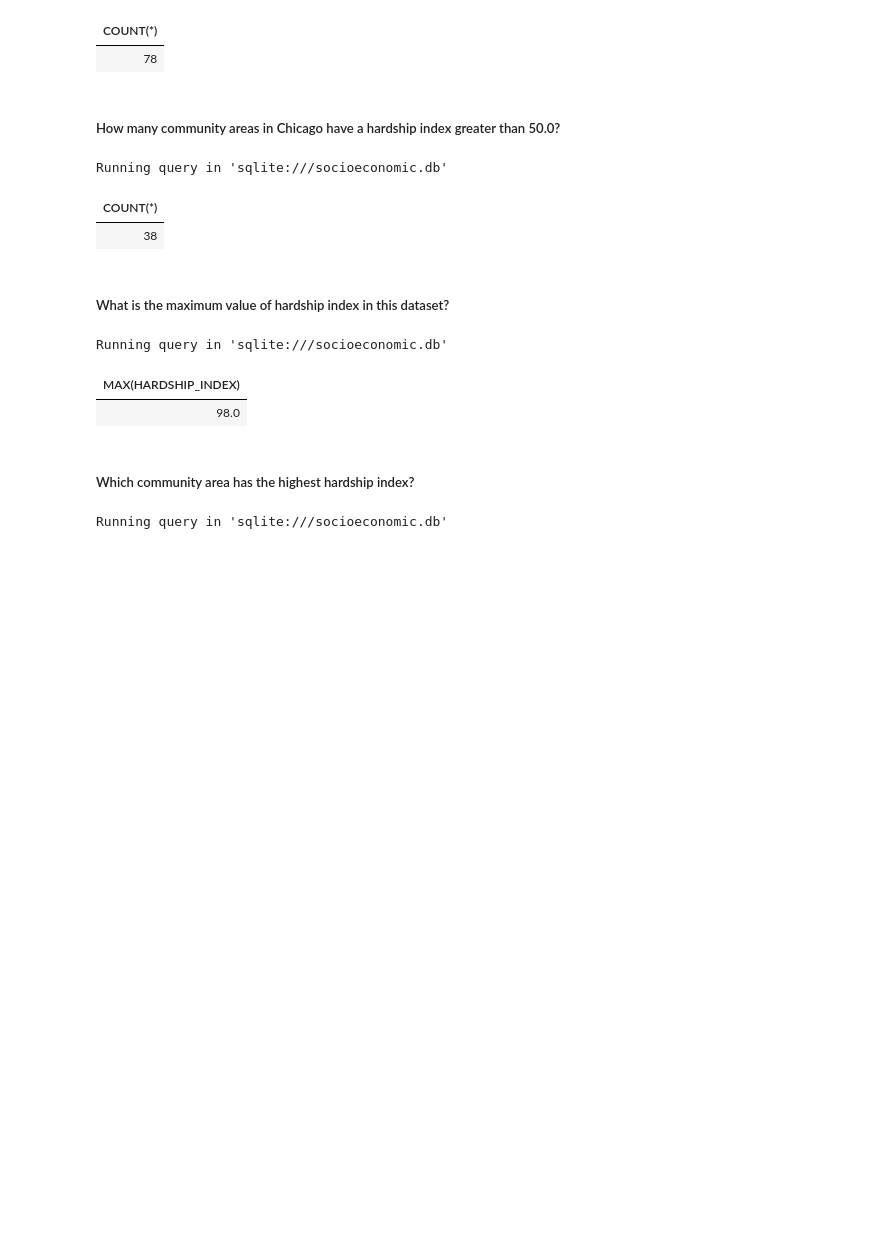
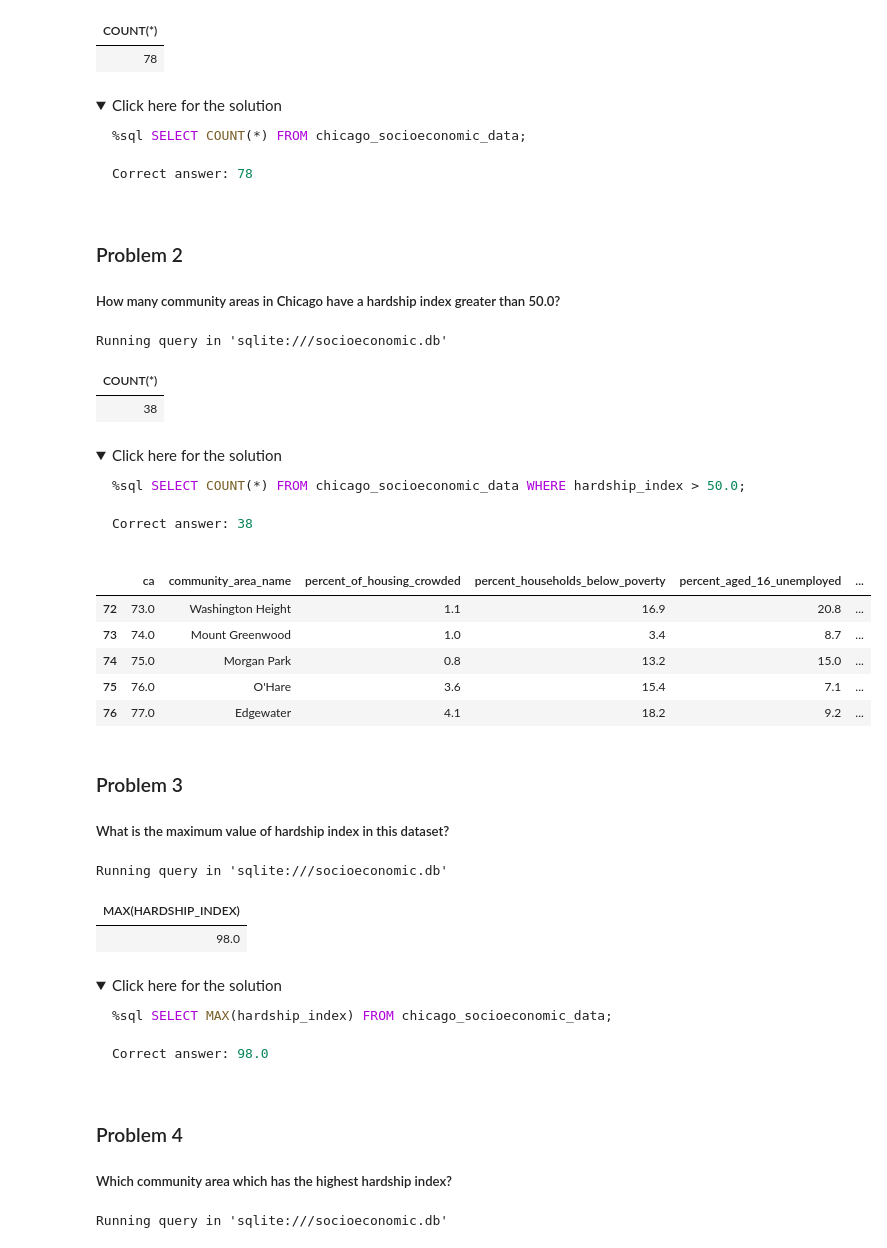
Before and after one commit to c9onz/Chicago-Socioeconomic-Indicators-2008-2012-, a Jupyter notebook: DB0201EN-Analyzing_SQLite_v2.ipynb, the cells around one changed output. Saved outputs shown, nothing was run; the diff lists cells and outputs as text; code cells hidden in the pictures; folded sections open; blank space fills up the shorter version.

````diff
--- a/DB0201EN-Analyzing_SQLite_v2.ipynb
+++ b/DB0201EN-Analyzing_SQLite_v2.ipynb
@@ -89,7 +113,18 @@ df1.shape
 Running query in 'sqlite:///socioeconomic.db'
 | COUNT(*) |
 | 78 |
+# %% [markdown]
+<details><summary>Click here for the solution</summary>
+
+```python
+%sql SELECT COUNT(*) FROM chicago_socioeconomic_data;
+
+Correct answer: 78
+```
+
+</details>
 # %% [markdown]
+### Problem 2
 
 ##### How many community areas in Chicago have a hardship index greater than 50.0?
 # %%
@@ -100,3 +135,13 @@ df1.columns
 Running query in 'sqlite:///socioeconomic.db'
 | COUNT(*) |
 | 38 |
+# %% [markdown]
+<details><summary>Click here for the solution</summary>
+
+```python
+%sql SELECT COUNT(*) FROM chicago_socioeconomic_data WHERE hardship_index > 50.0;
+
+Correct answer: 38
+```
+
+</details>
@@ -103,4 +151,14 @@ Running query in 'sqlite:///socioeconomic.db'
+# %%
+df2.tail()
+# %% [output]
+|  | ca | community_area_name | percent_of_housing_crowded | percent_households_below_poverty | percent_aged_16_unemployed | ... |
+| 72 | 73.0 | Washington Height | 1.1 | 16.9 | 20.8 | ... |
+| 73 | 74.0 | Mount Greenwood | 1.0 | 3.4 | 8.7 | ... |
+| 74 | 75.0 | Morgan Park | 0.8 | 13.2 | 15.0 | ... |
+| 75 | 76.0 | O'Hare | 3.6 | 15.4 | 7.1 | ... |
+| 76 | 77.0 | Edgewater | 4.1 | 18.2 | 9.2 | ... |
 # %% [markdown]
+### Problem 3
 
 ##### What is the maximum value of hardship index in this dataset?
 # %%
@@ -112,7 +170,18 @@ df1.at[53, 'hardship_index']
 Running query in 'sqlite:///socioeconomic.db'
 | MAX(HARDSHIP_INDEX) |
 | 98.0 |
+# %% [markdown]
+<details><summary>Click here for the solution</summary>
+
+```python
+%sql SELECT MAX(hardship_index) FROM chicago_socioeconomic_data;
+
+Correct answer: 98.0
+```
+
+</details>
 # %% [markdown]
+### Problem 4
 
-##### Which community area has the highest hardship index?
+##### Which community area which has the highest hardship index?
 # %%
````
Also changed, not shown: parts of 24 cells of this notebook.
